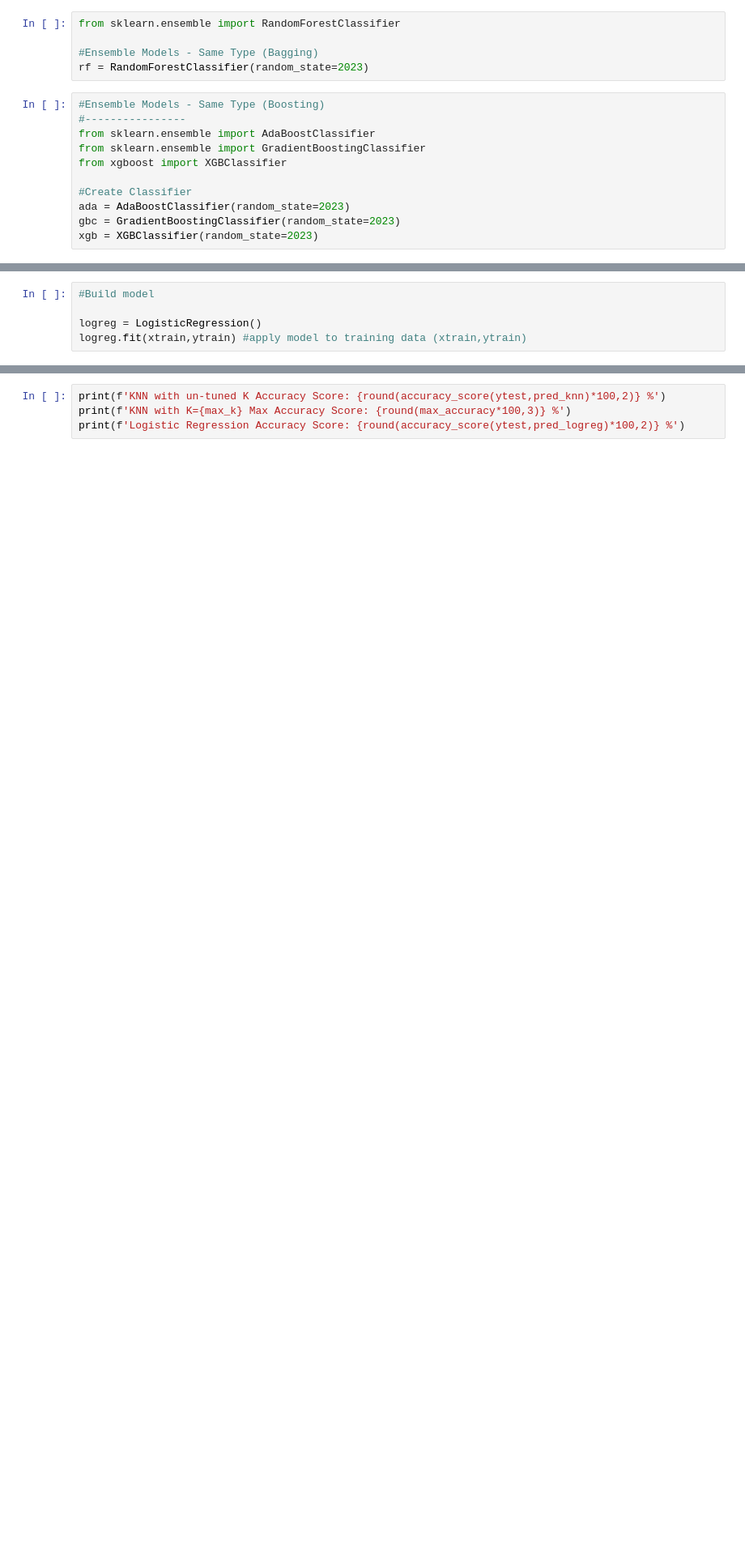
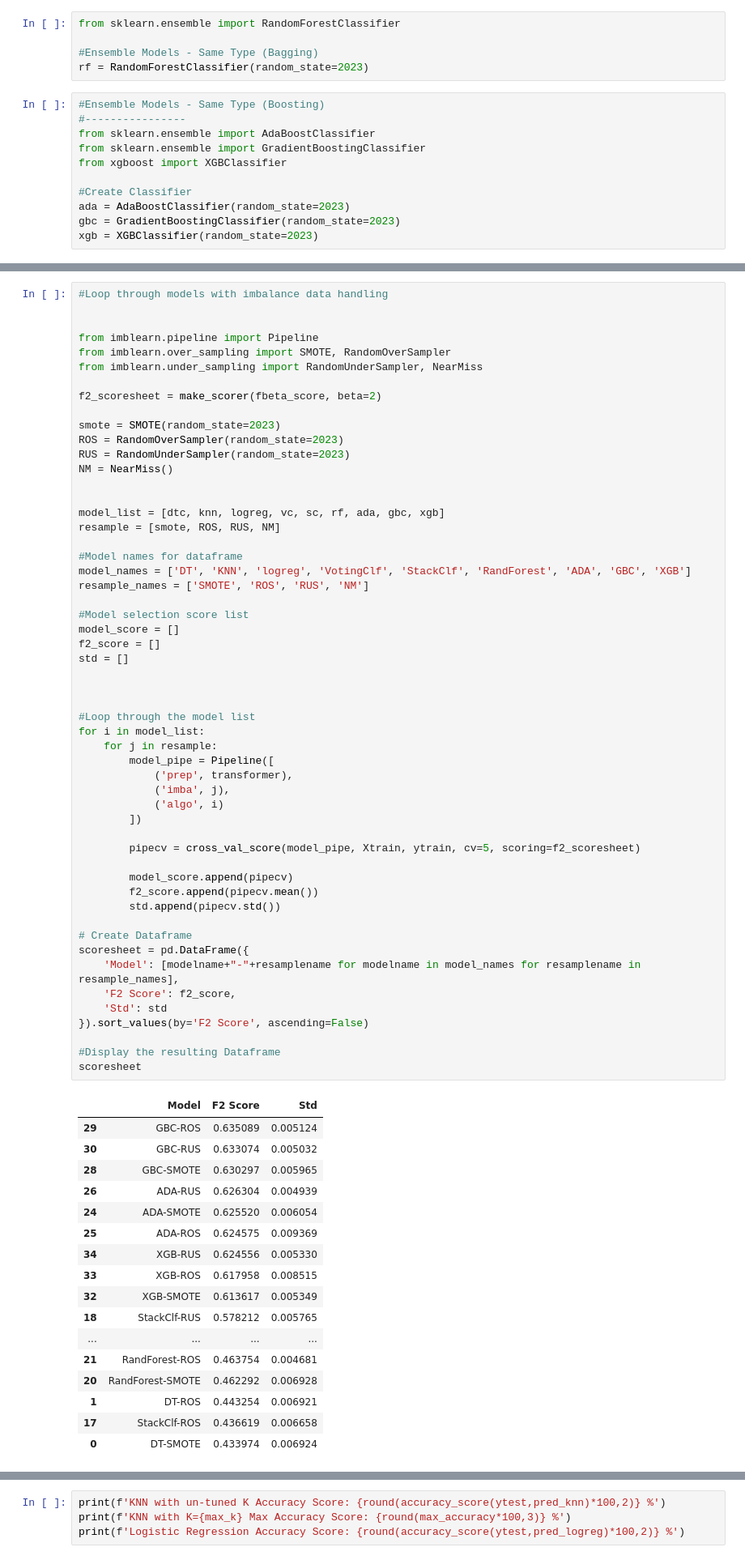
Before and after one commit to d-widyantama/Machine_Learning-Modul-3-Purwadhika, a Jupyter notebook: 8-EnsembleMethod/8-Modelling_HotelBookings.ipynb, the cells around one changed output, grey strips where cells are left out. Shown at 81% size. Saved outputs shown, nothing was run; the diff lists cells and outputs as text; blank space fills up the shorter version.

```diff
--- a/8-EnsembleMethod/8-Modelling_HotelBookings.ipynb
+++ b/8-EnsembleMethod/8-Modelling_HotelBookings.ipynb
@@ -447,5 +411,0 @@ It found that the highest accuracy for KNN Model is the one using **K numbers of
-# %%
-#Build model
-
-logreg = LogisticRegression()
-logreg.fit(xtrain,ytrain) #apply model to training data (xtrain,ytrain)
@@ -466,0 +464,72 @@ Logistic Regression Accuracy Score: 73.77 %
+# %%
+#Loop through models with imbalance data handling
+
+
+from imblearn.pipeline import Pipeline
+from imblearn.over_sampling import SMOTE, RandomOverSampler
+from imblearn.under_sampling import RandomUnderSampler, NearMiss
+
+f2_scoresheet = make_scorer(fbeta_score, beta=2)
+
+smote = SMOTE(random_state=2023)
+ROS = RandomOverSampler(random_state=2023)
+RUS = RandomUnderSampler(random_state=2023)
+NM = NearMiss()
+
+
+model_list = [dtc, knn, logreg, vc, sc, rf, ada, gbc, xgb]
+resample = [smote, ROS, RUS, NM]
+
+#Model names for dataframe
+model_names = ['DT', 'KNN', 'logreg', 'VotingClf', 'StackClf', 'RandForest', 'ADA', 'GBC', 'XGB']
+resample_names = ['SMOTE', 'ROS', 'RUS', 'NM']
+
+#Model selection score list
+model_score = []
+f2_score = []
+std = []
+
+
+
+#Loop through the model list
+for i in model_list:
+    for j in resample:
+        model_pipe = Pipeline([
+            ('prep', transformer),
+            ('imba', j),
+            ('algo', i)
+        ])
+
+        pipecv = cross_val_score(model_pipe, Xtrain, ytrain, cv=5, scoring=f2_scoresheet)
+
+        model_score.append(pipecv)
+        f2_score.append(pipecv.mean())
+        std.append(pipecv.std())
+
+# Create Dataframe
+scoresheet = pd.DataFrame({
+    'Model': [modelname+"-"+resamplename for modelname in model_names for resamplename in resample_names],
+    'F2 Score': f2_score,
+    'Std': std
+}).sort_values(by='F2 Score', ascending=False)
+
+#Display the resulting Dataframe
+scoresheet
+# %% [output]
+|  | Model | F2 Score | Std |
+| 29 | GBC-ROS | 0.635089 | 0.005124 |
+| 30 | GBC-RUS | 0.633074 | 0.005032 |
+| 28 | GBC-SMOTE | 0.630297 | 0.005965 |
+| 26 | ADA-RUS | 0.626304 | 0.004939 |
+| 24 | ADA-SMOTE | 0.625520 | 0.006054 |
+| 25 | ADA-ROS | 0.624575 | 0.009369 |
+| 34 | XGB-RUS | 0.624556 | 0.005330 |
+| 33 | XGB-ROS | 0.617958 | 0.008515 |
+| 32 | XGB-SMOTE | 0.613617 | 0.005349 |
+| 18 | StackClf-RUS | 0.578212 | 0.005765 |
+| ... | ... | ... | ... |
+| 21 | RandForest-ROS | 0.463754 | 0.004681 |
+| 20 | RandForest-SMOTE | 0.462292 | 0.006928 |
+| 1 | DT-ROS | 0.443254 | 0.006921 |
+| 17 | StackClf-ROS | 0.436619 | 0.006658 |
+| 0 | DT-SMOTE | 0.433974 | 0.006924 |
```
Also changed, not shown: parts of 22 cells of this notebook.
